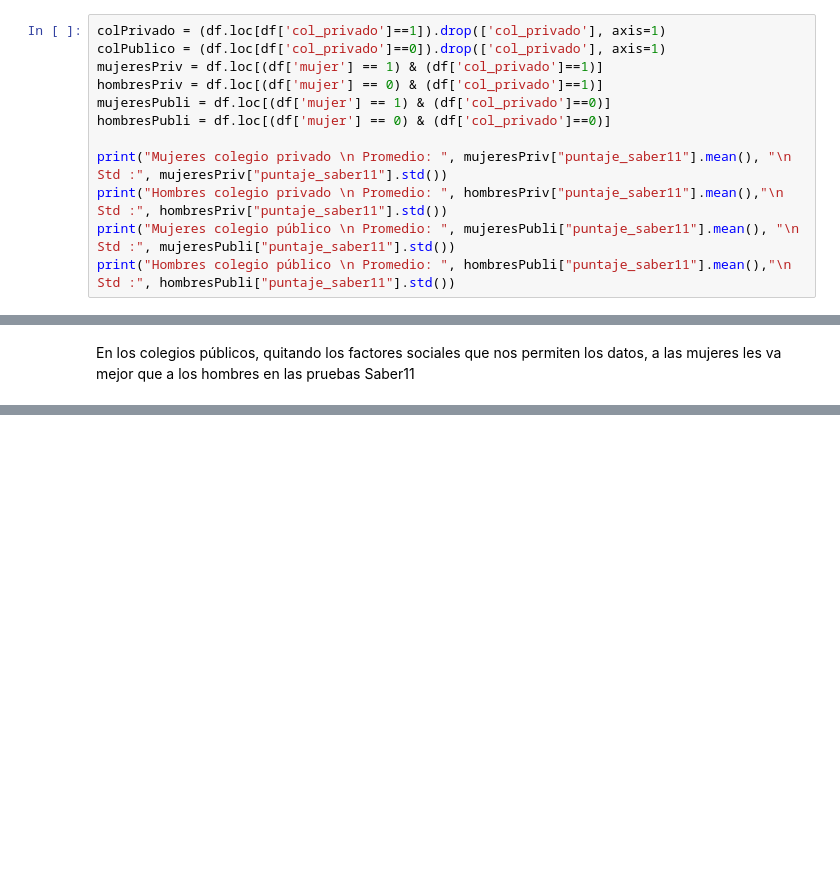
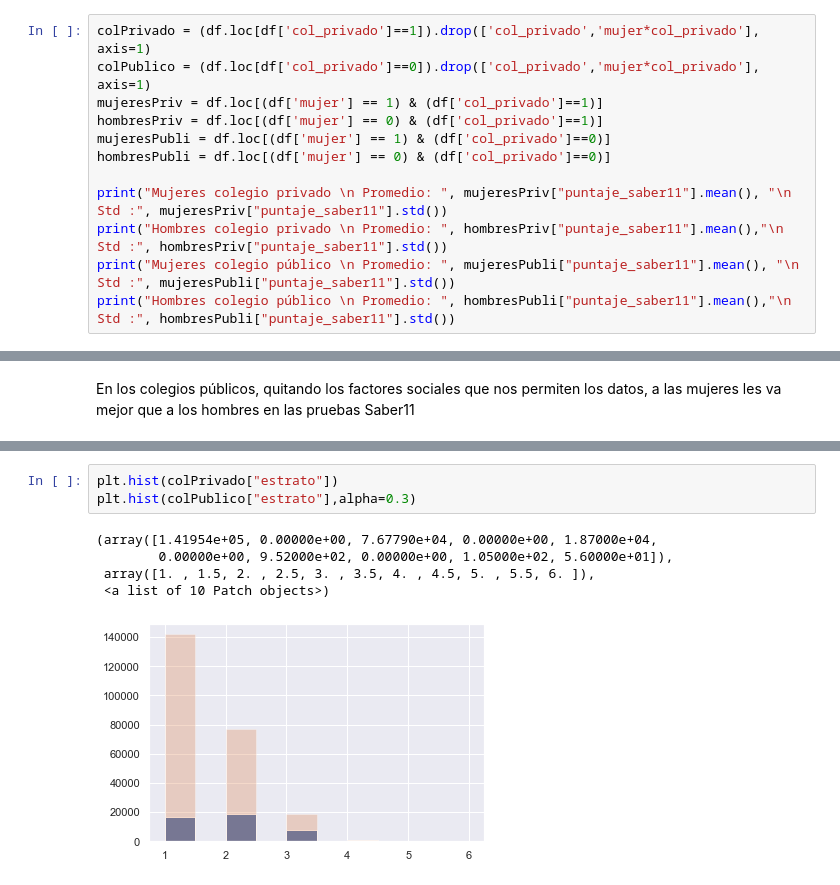
Before and after one commit to BestQuark/Proyecto-Datos-Saber11, a Jupyter notebook: Proyecto v2.ipynb, the cells around one changed output, grey strips where cells are left out. Cells and saved outputs as stored; diff of their text form; blank space fills up the shorter version.

```diff
--- a/Proyecto v2.ipynb
+++ b/Proyecto v2.ipynb
@@ -99,8 +133,8 @@ Index(['mujer', 'edad', 'minoria', 'beneficiario_spp', 'miembros_familia',
 # %% [markdown]
 Podemos estudiar por separado el sesgo de género entre colegios públicos y privados
 # %%
-colPrivado = (df.loc[df['col_privado']==1]).drop(['col_privado'], axis=1)
-colPublico = (df.loc[df['col_privado']==0]).drop(['col_privado'], axis=1)
+colPrivado = (df.loc[df['col_privado']==1]).drop(['col_privado','mujer*col_privado'], axis=1)
+colPublico = (df.loc[df['col_privado']==0]).drop(['col_privado','mujer*col_privado'], axis=1)
 mujeresPriv = df.loc[(df['mujer'] == 1) & (df['col_privado']==1)]
 hombresPriv = df.loc[(df['mujer'] == 0) & (df['col_privado']==1)]
 mujeresPubli = df.loc[(df['mujer'] == 1) & (df['col_privado']==0)]
@@ -204,0 +247,9 @@ En los colegios públicos, quitando los factores sociales que nos permiten los d
+# %%
+plt.hist(colPrivado["estrato"])
+plt.hist(colPublico["estrato"],alpha=0.3)
+# %% [output]
+(array([1.41954e+05, 0.00000e+00, 7.67790e+04, 0.00000e+00, 1.87000e+04,
+        0.00000e+00, 9.52000e+02, 0.00000e+00, 1.05000e+02, 5.60000e+01]),
+ array([1. , 1.5, 2. , 2.5, 3. , 3.5, 4. , 4.5, 5. , 5.5, 6. ]),
+ <a list of 10 Patch objects>)
+[figure, added]
```
Also changed, not shown: parts of 15 cells of this notebook, 4 other files.
